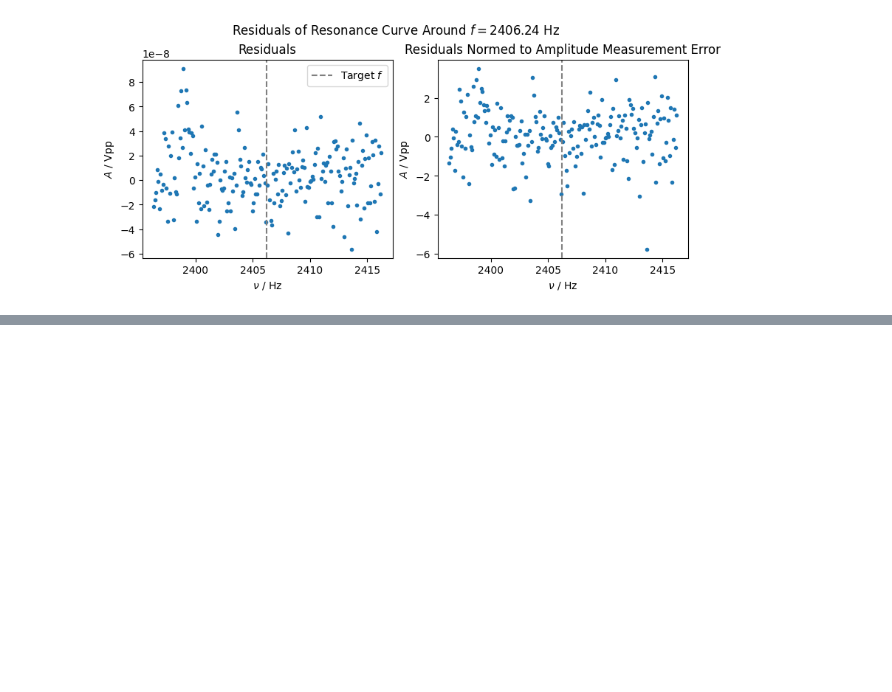
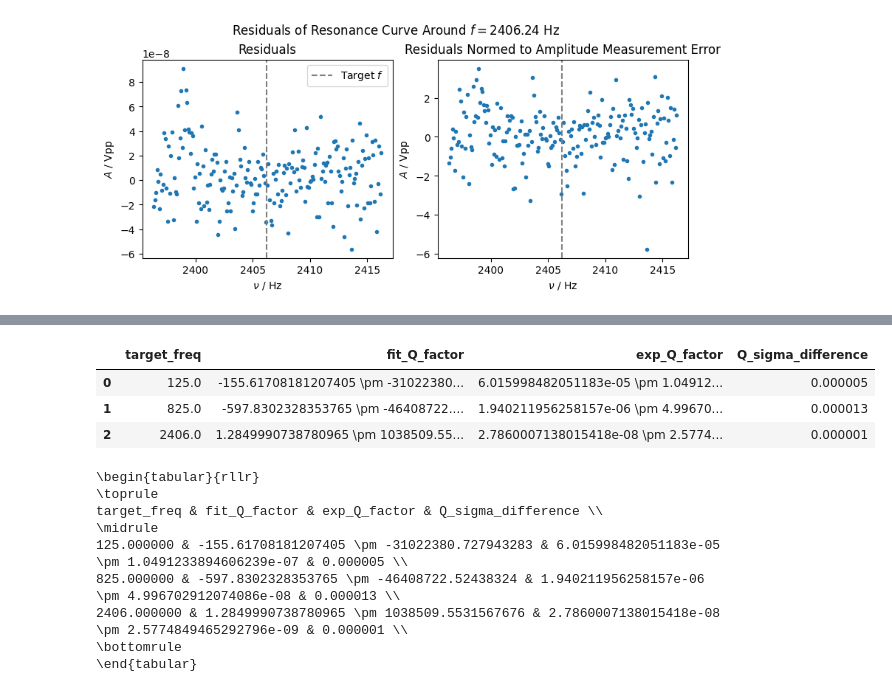
Before and after one commit to Just-Neptun/FP, a Jupyter notebook: F75 Computers and Data/Data_Analysis/analysis_A.ipynb, the cells around one changed output, grey strips where cells are left out. Cells and saved outputs as stored; diff of their text form; code cells hidden in the pictures; blank space fills up the shorter version.

```diff
--- a/F75 Computers and Data/Data_Analysis/analysis_A.ipynb
+++ b/F75 Computers and Data/Data_Analysis/analysis_A.ipynb
@@ -307,0 +373,25 @@ Q factor: 2.7860007138015418e-08 ± 2.5774849465292796e-09
+# %%
+# Q-Factor
+
+df = pd.DataFrame()
+df["target_freq"] = expA_df["target_freq"].round(0)
+df["fit_Q_factor"] = expA_df["fit_Q_factor"].astype(str) + r" \pm " + expA_df["fit_Q_err"].astype(str)
+df["exp_Q_factor"] = expA_df["exp_Q_factor"].astype(str) + r" \pm " + expA_df["exp_Q_err"].astype(str)
+df["Q_sigma_difference"] = expA_df["Q_sigma_difference"]
+
+display(df)
+print(df.to_latex(index=False))
+# %% [output]
+|  | target_freq | fit_Q_factor | exp_Q_factor | Q_sigma_difference |
+| 0 | 125.0 | -155.61708181207405 \pm -31022380... | 6.015998482051183e-05 \pm 1.04912... | 0.000005 |
+| 1 | 825.0 | -597.8302328353765 \pm -46408722.... | 1.940211956258157e-06 \pm 4.99670... | 0.000013 |
+| 2 | 2406.0 | 1.2849990738780965 \pm 1038509.55... | 2.7860007138015418e-08 \pm 2.5774... | 0.000001 |
+\begin{tabular}{rllr}
+\toprule
+target_freq & fit_Q_factor & exp_Q_factor & Q_sigma_difference \\
+\midrule
+125.000000 & -155.61708181207405 \pm -31022380.727943283 & 6.015998482051183e-05 \pm 1.0491233894606239e-07 & 0.000005 \\
+825.000000 & -597.8302328353765 \pm -46408722.52438324 & 1.940211956258157e-06 \pm 4.996702912074086e-08 & 0.000013 \\
+2406.000000 & 1.2849990738780965 \pm 1038509.5531567676 & 2.7860007138015418e-08 \pm 2.5774849465292796e-09 & 0.000001 \\
+\bottomrule
+\end{tabular}
```
Also changed, not shown: parts of 5 cells of this notebook.
